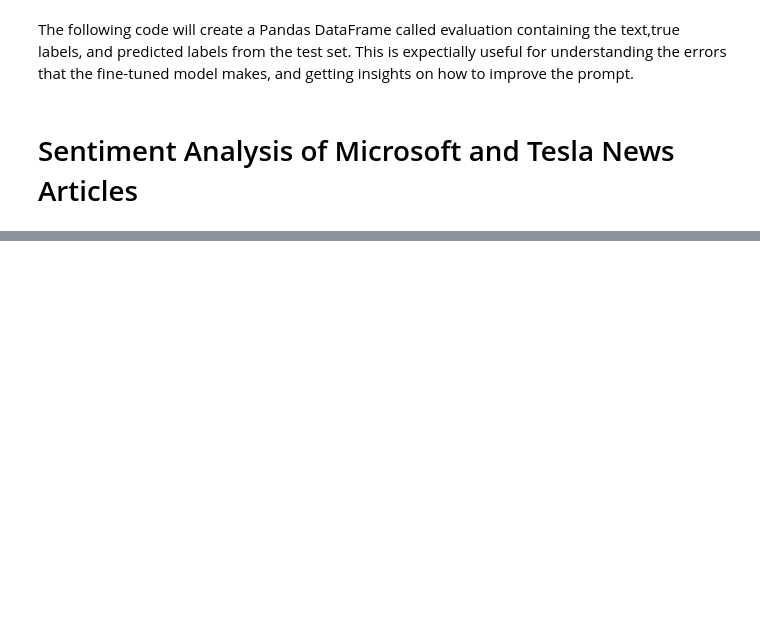
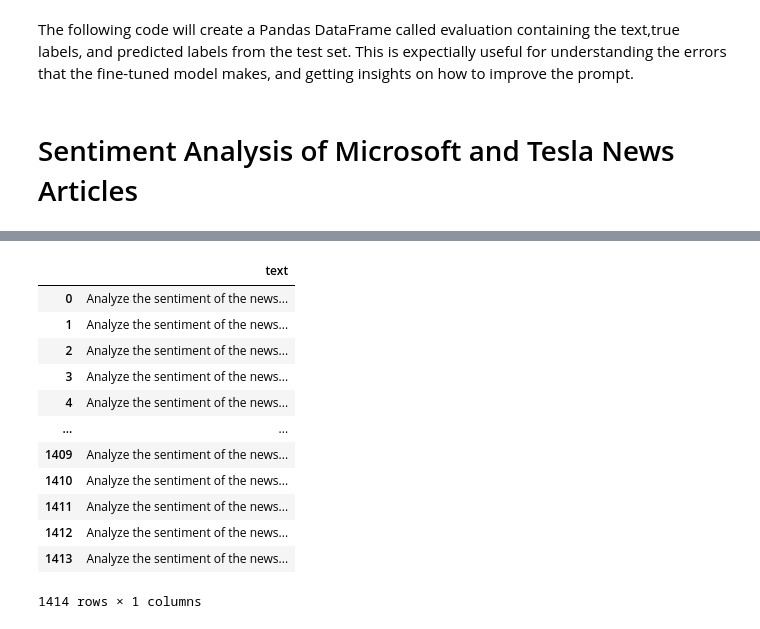
Before and after one commit to Journee-Kim/llama2_sentiment_analysis_stock_price_prediction, a Jupyter notebook: fine-tune-llama2-7b-with-peft-method.ipynb, the cells around one changed output, grey strips where cells are left out. Cells and saved outputs as stored; diff of their text form; code cells hidden in the pictures; blank space fills up the shorter version.

```diff
--- a/fine-tune-llama2-7b-with-peft-method.ipynb
+++ b/fine-tune-llama2-7b-with-peft-method.ipynb
@@ -499,0 +657,16 @@ def generate_sentiment_analysis_prompt(data_point):
+# %%
+article_input
+# %% [output]
+|  | text |
+| 0 | Analyze the sentiment of the news... |
+| 1 | Analyze the sentiment of the news... |
+| 2 | Analyze the sentiment of the news... |
+| 3 | Analyze the sentiment of the news... |
+| 4 | Analyze the sentiment of the news... |
+| ... | ... |
+| 1409 | Analyze the sentiment of the news... |
+| 1410 | Analyze the sentiment of the news... |
+| 1411 | Analyze the sentiment of the news... |
+| 1412 | Analyze the sentiment of the news... |
+| 1413 | Analyze the sentiment of the news... |
+1414 rows × 1 columns
```
Also changed, not shown: parts of 28 cells of this notebook.
